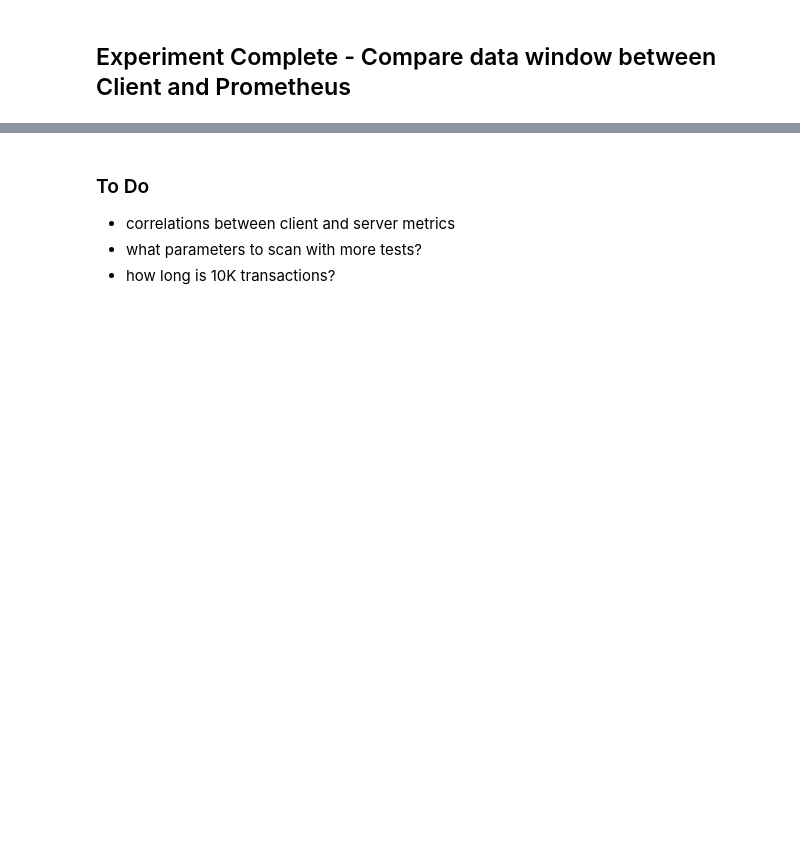
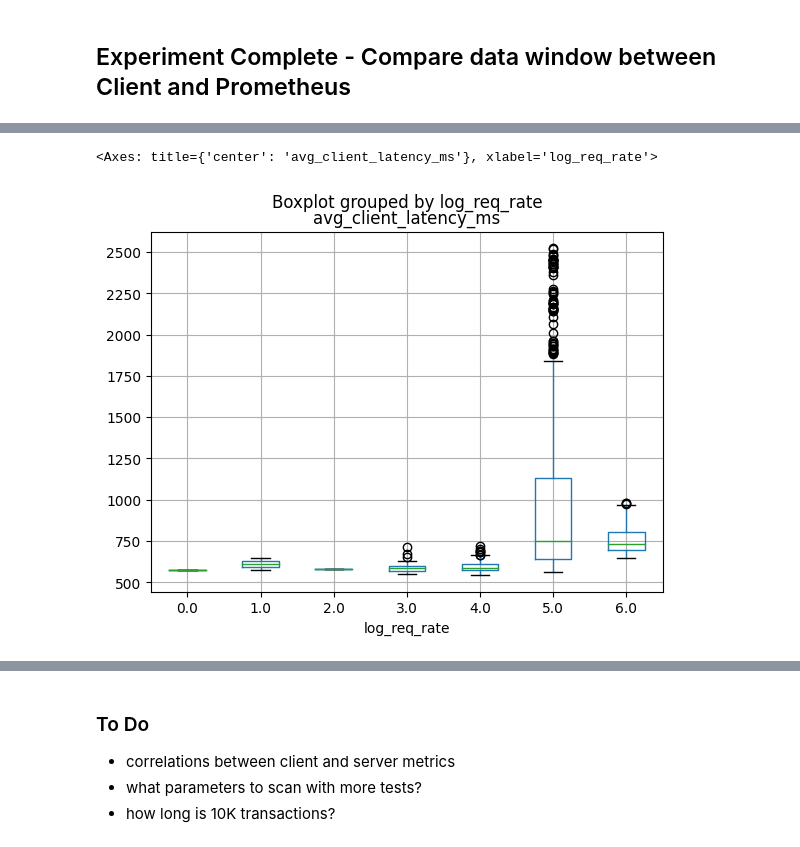
Before and after one commit to DrSkippy/Deploy-ML-Models, a Jupyter notebook: LoadFlaskDeploy/notebooks/EDA.ipynb, the cells around one changed output, grey strips where cells are left out. Drawn from its saved outputs; the diff is of its cells as text; code cells hidden in the pictures; blank space fills up the shorter version.

```diff
--- a/LoadFlaskDeploy/notebooks/EDA.ipynb
+++ b/LoadFlaskDeploy/notebooks/EDA.ipynb
@@ -255,0 +118,6 @@ Accuracy: 77.86
+# %%
+df["log_req_rate"] = df_train.request_rate_per_min.apply(lambda x: int(np.log(x)))
+df.boxplot("avg_client_latency_ms", by="log_req_rate")
+# %% [output]
+<Axes: title={'center': 'avg_client_latency_ms'}, xlabel='log_req_rate'>
+[figure, added]
```
Also changed, not shown: parts of 28 cells of this notebook.
